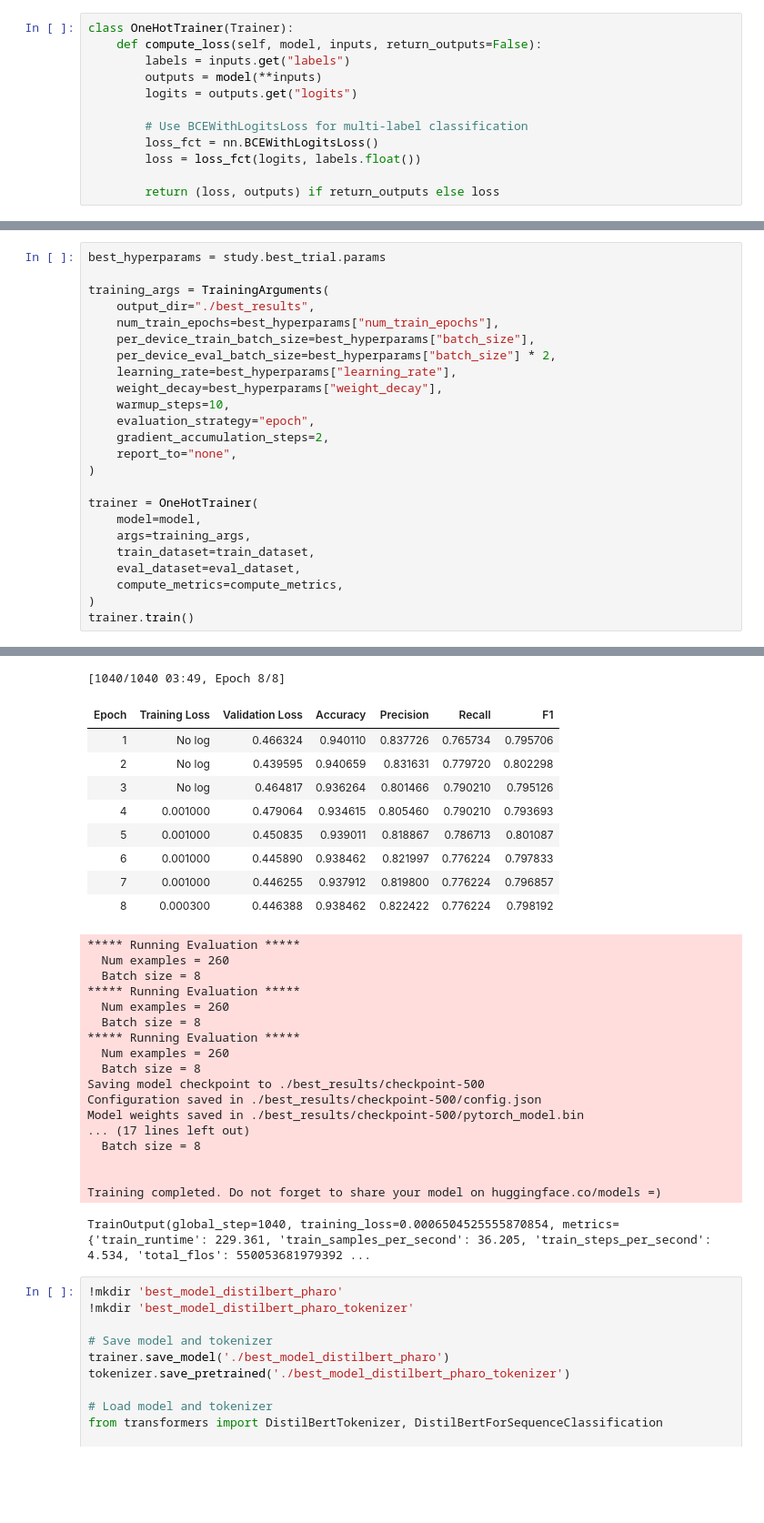
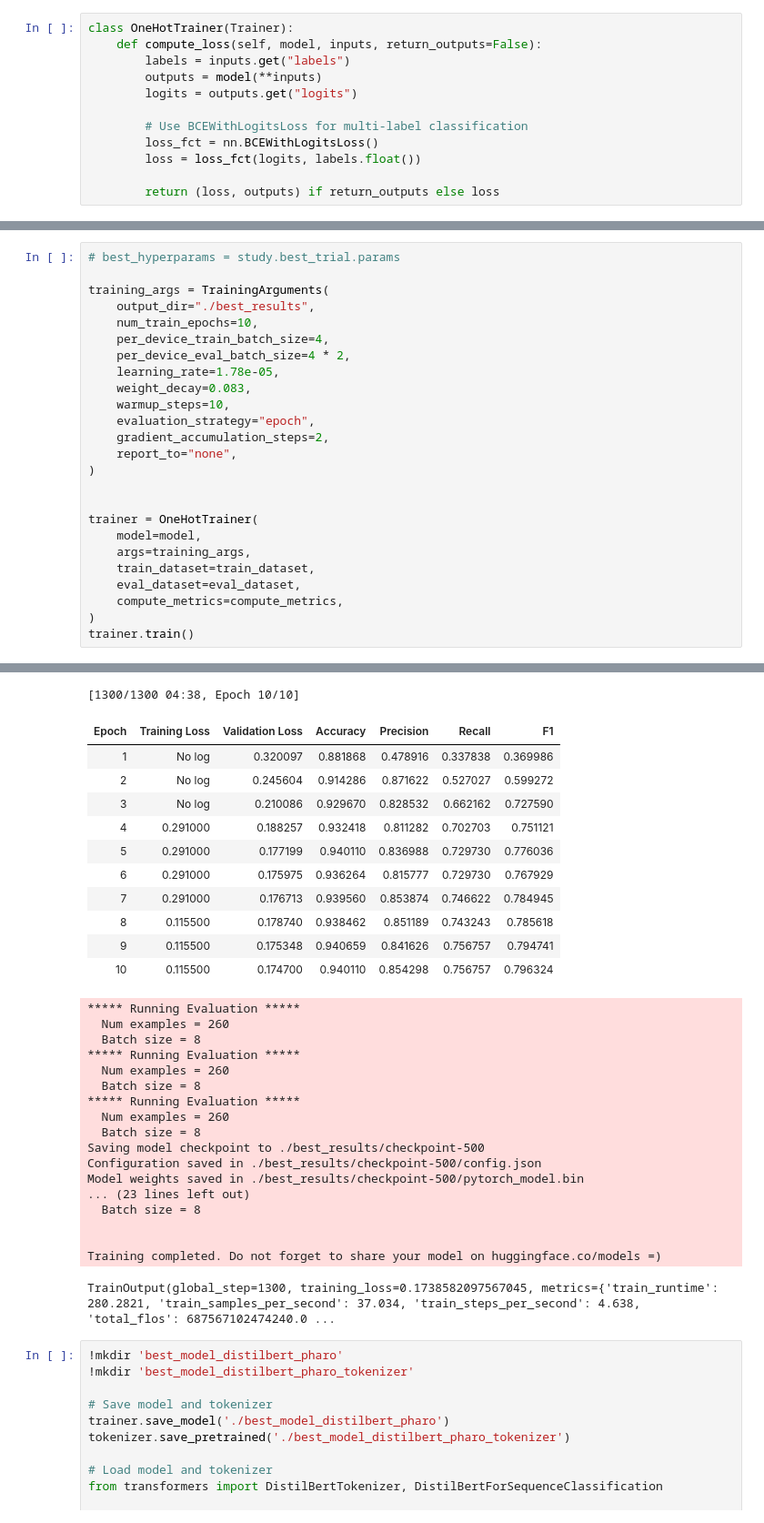
Before and after one commit to WajidAli05/NLBSE-Tool-competition-Code-Comment-Classification, a Jupyter notebook: Distilbert_Pharo.ipynb, the cells around one changed output, grey strips where cells are left out. Shown at 91% size. Drawn from its saved outputs; the diff is of its cells as text; blank space fills up the shorter version.

```diff
--- a/Distilbert_Pharo.ipynb
+++ b/Distilbert_Pharo.ipynb
@@ -304,18 +256,19 @@ PyTorch: setting up devices
 # %%
-best_hyperparams = study.best_trial.params
+# best_hyperparams = study.best_trial.params
 
 training_args = TrainingArguments(
     output_dir="./best_results",
-    num_train_epochs=best_hyperparams["num_train_epochs"],
-    per_device_train_batch_size=best_hyperparams["batch_size"],
-    per_device_eval_batch_size=best_hyperparams["batch_size"] * 2,
-    learning_rate=best_hyperparams["learning_rate"],
-    weight_decay=best_hyperparams["weight_decay"],
+    num_train_epochs=10,
+    per_device_train_batch_size=4,
+    per_device_eval_batch_size=4 * 2,
+    learning_rate=1.78e-05,
+    weight_decay=0.083,
     warmup_steps=10,
     evaluation_strategy="epoch",
     gradient_accumulation_steps=2,
     report_to="none",
 )
+
 
 trainer = OneHotTrainer(
     model=model,
@@ -337,13 +289,15 @@ PyTorch: setting up devices
-[1040/1040 03:49, Epoch 8/8]
+[1300/1300 04:38, Epoch 10/10]
 | Epoch | Training Loss | Validation Loss | Accuracy | Precision | Recall | F1 |
-| 1 | No log | 0.466324 | 0.940110 | 0.837726 | 0.765734 | 0.795706 |
-| 2 | No log | 0.439595 | 0.940659 | 0.831631 | 0.779720 | 0.802298 |
-| 3 | No log | 0.464817 | 0.936264 | 0.801466 | 0.790210 | 0.795126 |
-| 4 | 0.001000 | 0.479064 | 0.934615 | 0.805460 | 0.790210 | 0.793693 |
-| 5 | 0.001000 | 0.450835 | 0.939011 | 0.818867 | 0.786713 | 0.801087 |
-| 6 | 0.001000 | 0.445890 | 0.938462 | 0.821997 | 0.776224 | 0.797833 |
-| 7 | 0.001000 | 0.446255 | 0.937912 | 0.819800 | 0.776224 | 0.796857 |
-| 8 | 0.000300 | 0.446388 | 0.938462 | 0.822422 | 0.776224 | 0.798192 |
+| 1 | No log | 0.320097 | 0.881868 | 0.478916 | 0.337838 | 0.369986 |
+| 2 | No log | 0.245604 | 0.914286 | 0.871622 | 0.527027 | 0.599272 |
+| 3 | No log | 0.210086 | 0.929670 | 0.828532 | 0.662162 | 0.727590 |
+| 4 | 0.291000 | 0.188257 | 0.932418 | 0.811282 | 0.702703 | 0.751121 |
+| 5 | 0.291000 | 0.177199 | 0.940110 | 0.836988 | 0.729730 | 0.776036 |
+| 6 | 0.291000 | 0.175975 | 0.936264 | 0.815777 | 0.729730 | 0.767929 |
+| 7 | 0.291000 | 0.176713 | 0.939560 | 0.853874 | 0.746622 | 0.784945 |
+| 8 | 0.115500 | 0.178740 | 0.938462 | 0.851189 | 0.743243 | 0.785618 |
+| 9 | 0.115500 | 0.175348 | 0.940659 | 0.841626 | 0.756757 | 0.794741 |
+| 10 | 0.115500 | 0.174700 | 0.940110 | 0.854298 | 0.756757 | 0.796324 |
 ***** Running Evaluation *****
   Num examples = 260
   Batch size = 8
@@ -356,12 +310,12 @@ PyTorch: setting up devices
 Saving model checkpoint to ./best_results/checkpoint-500
 Configuration saved in ./best_results/checkpoint-500/config.json
 Model weights saved in ./best_results/checkpoint-500/pytorch_model.bin
-... (17 lines left out)
+... (23 lines left out)
   Batch size = 8
 
 
 Training completed. Do not forget to share your model on huggingface.co/models =)
-TrainOutput(global_step=1040, training_loss=0.0006504525555870854, metrics={'train_runtime': 229.361, 'train_samples_per_second': 36.205, 'train_steps_per_second': 4.534, 'total_flos': 550053681979392 ...
+TrainOutput(global_step=1300, training_loss=0.1738582097567045, metrics={'train_runtime': 280.2821, 'train_samples_per_second': 37.034, 'train_steps_per_second': 4.638, 'total_flos': 687567102474240.0 ...
 # %%
 !mkdir 'best_model_distilbert_pharo'
 !mkdir 'best_model_distilbert_pharo_tokenizer'
```
Also changed, not shown: parts of 19 cells of this notebook, 15 other files.
